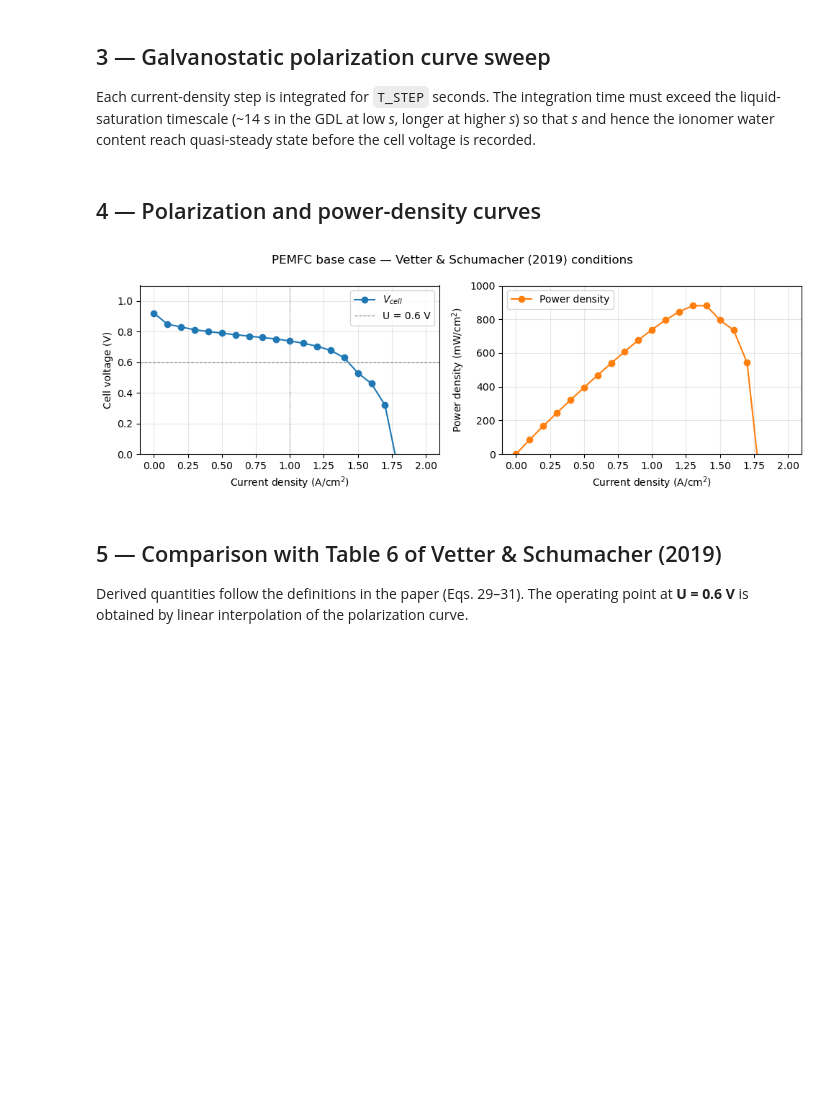
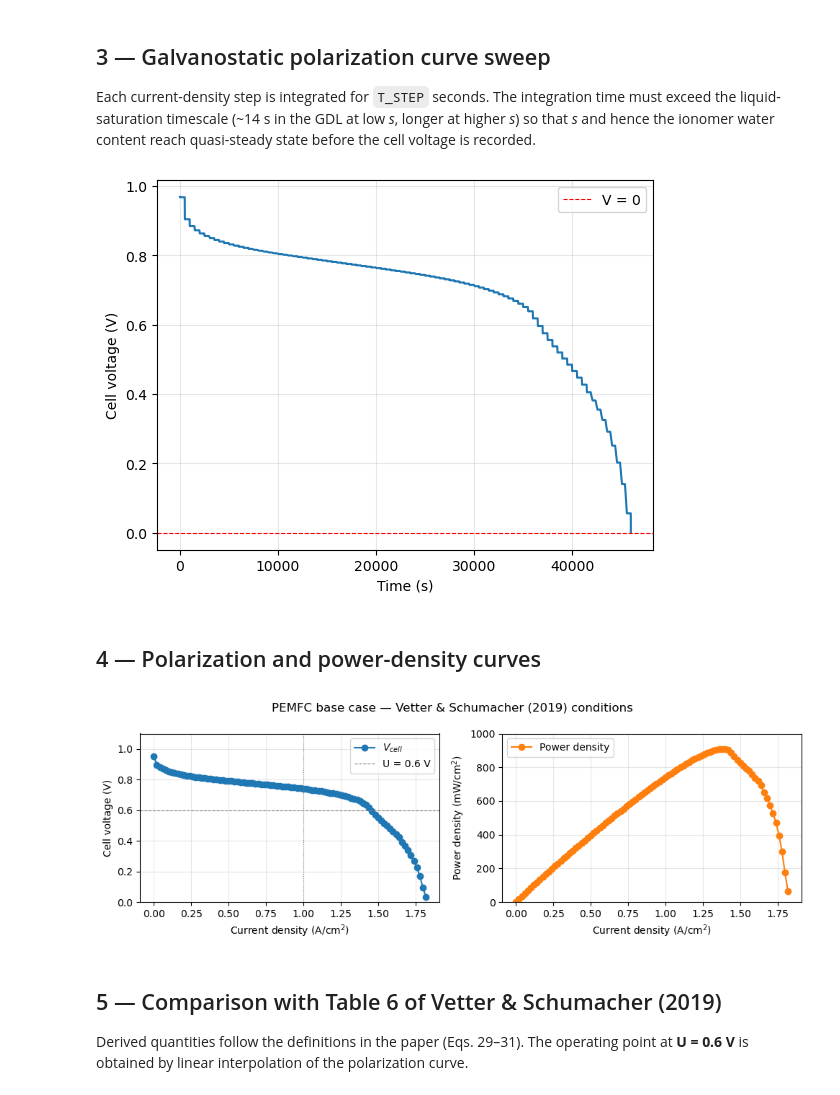
Before and after one commit to affonsop/marapendi, a Jupyter notebook: notebooks/simulate_polarization_curve.ipynb, the cells around one changed output. Cells and saved outputs as stored; diff of their text form; code cells hidden in the pictures; blank space fills up the shorter version.

```diff
--- a/notebooks/simulate_polarization_curve.ipynb
+++ b/notebooks/simulate_polarization_curve.ipynb
@@ -183,8 +194,8 @@ time must exceed the liquid-saturation timescale (~14 s in the GDL at low *s*,
 longer at higher *s*) so that *s* and hence the ionomer water content reach
 quasi-steady state before the cell voltage is recorded.
 # %%
-CURRENT_DENSITIES = np.linspace(0, 20000, 21)   # A/m2  (0 to 2 A/cm2)
-T_STEP = 200.0   # s per step
+CURRENT_DENSITIES = np.linspace(0, 20000, 101)   # A/m2  (0 to 2 A/cm2)
+T_STEP = 500.0   # s per step
 T_AVG  = 30.0    # s at end of each step to average for quasi-steady voltage
 
 tx = sum([[k * T_STEP, (k+1) * T_STEP - 10] for k in range(len(CURRENT_DENSITIES))], start=[])
@@ -197,33 +208,35 @@ model.current_density = i_profile
 def _voltage_zero_crossing(t, y):
     """Terminal event: fires when V_cell passes through zero (going negative)."""
     st = base.postprocess(y[:, np.newaxis], i_density=float(model.current_density(t)))
     return float(st.V_cell.item())
 
 _voltage_zero_crossing.terminal  = True
 _voltage_zero_crossing.direction = -1   # only trigger on downward crossing
 
 sol_full   = base.solve(y0, t_span=(tx[0], tx[-1]), max_step=100.,
                         events=_voltage_zero_crossing)
 state_full = base.postprocess(sol_full.y, i_density=model.current_density(sol_full.t))
 
 # Time-average voltage per step; NaN for steps the integrator never reached.
 V_arr = np.full(len(CURRENT_DENSITIES), np.nan)
 for k in range(len(CURRENT_DENSITIES)):
     if sol_full.t[-1] < k * T_STEP:
         break   # all remaining steps unreached
     t_hi  = min((k + 1) * T_STEP, sol_full.t[-1])
     j_hi  = np.searchsorted(sol_full.t, t_hi, side='right')
     j_lo  = np.searchsorted(sol_full.t, t_hi - T_AVG, side='left')
     j_lo  = min(j_lo, j_hi - 1)
     V_arr[k] = state_full.V_cell[j_lo:j_hi].mean()
 
 plt.plot(sol_full.t, state_full.V_cell)
 plt.axhline(0, color='r', lw=0.8, ls='--', label='V = 0')
 plt.xlabel('Time (s)')
 plt.ylabel('Cell voltage (V)')
 plt.legend()
 plt.grid(True, alpha=0.3)
 plt.show()
+# %% [output]
+[figure, added]
 # %% [markdown]
 ## 4 — Polarization and power-density curves
 # %%
@@ -252,7 +265,7 @@ ax2.legend()
 fig.tight_layout()
 plt.show()
 # %% [output]
-[figure, old version]
+[figure, new version]
 # %% [markdown]
 ## 5 — Comparison with Table 6 of Vetter & Schumacher (2019)
 
```
Also changed, not shown: parts of 3 cells of this notebook, 1 other file.
